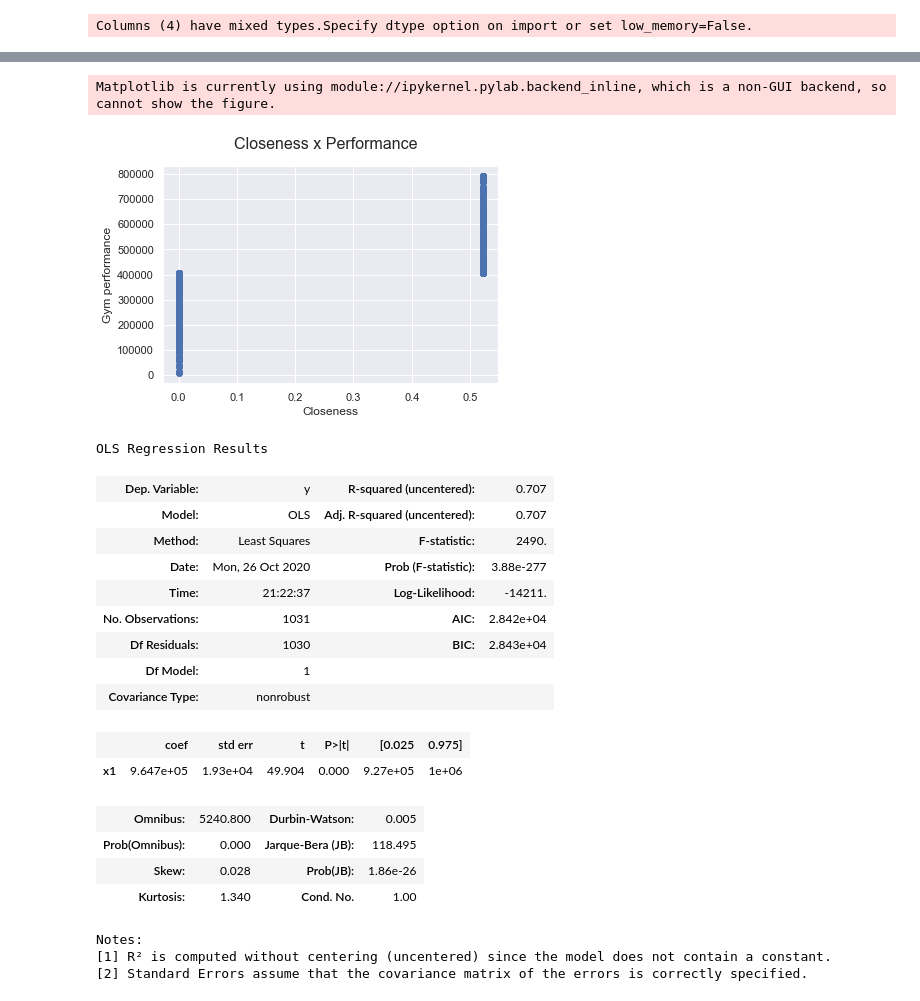
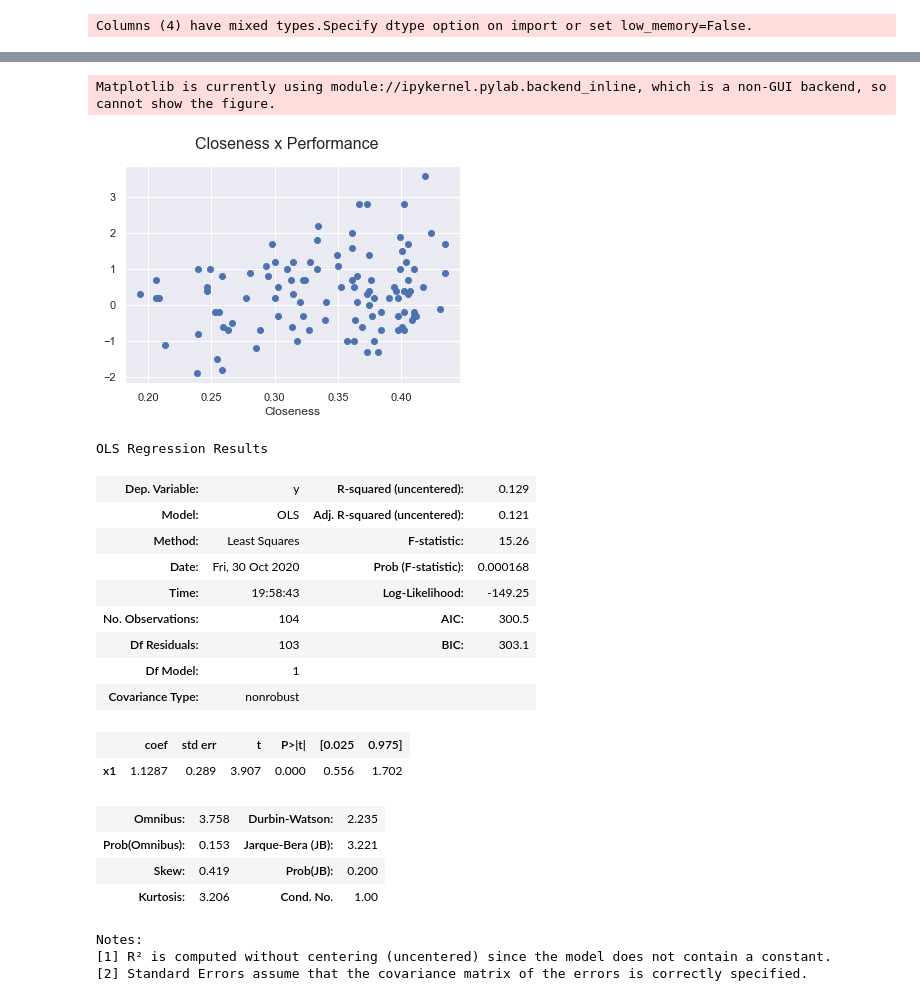
Before and after one commit to chends888/ProjRedes2020_2, a Jupyter notebook: Projeto_Redes.ipynb, the cells around one changed output, grey strips where cells are left out. Saved outputs shown, nothing was run; the diff lists cells and outputs as text; code cells hidden in the pictures.

```diff
--- a/Projeto_Redes.ipynb
+++ b/Projeto_Redes.ipynb
@@ -82,11 +191,11 @@ Done
 # %%
-g = fm.load('data/gyms.gml')
+g = fm.load('data/schools.gml')
 # %%
 g.set_all_nodes(size=10, labpos='hover')
 
 # Deixar as arestas semi-transparentes para
 # a visualização ficar um pouco mais leve.
-g.set_all_edges(color=(0, 0, 0, 0.25))
+# g.set_all_edges(color=(0, 0, 0, 0.25))
 
 # Usar um algoritmo especial para posicionar
 # os nós de acordo com grupos.
@@ -98,42 +207,41 @@ KeyboardInterrupt:
-# %%
-gym_scores = [x[1][1] for x in gyms_list]
-gyms_closeness = []
-for gym in gyms_list:
-    for n in g.nodes:
-        if n == gym[0]:
-            gyms_closeness.append(nx.closeness_centrality(g, n))
+# %%
+school_scores = []
+for i in range(len(es)):
+    school_scores.append(es.iloc[i]['ISAT Value Add Math'])
+school_closeness = []
+for n in g.nodes:
+    school_closeness.append(nx.closeness_centrality(g, n))
 # %%
-
 ax = pylab.subplot(111)
-ax.scatter(gyms_closeness, gym_scores)
+ax.scatter(school_closeness, school_scores)
 pylab.xlabel('Closeness')
-pylab.ylabel('Gym performance')
+pylab.ylabel('')
 pylab.suptitle('Closeness x Performance', fontsize=16)
 ax.figure.show()
 # %% [output]
 Matplotlib is currently using module://ipykernel.pylab.backend_inline, which is a non-GUI backend, so cannot show the figure.
-[figure, old version]
+[figure, new version]
 # %%
-model = sm.OLS(gym_scores, gyms_closeness)
+model = sm.OLS(school_scores, school_closeness)
 result = model.fit()
 result.summary()
 # %% [output]
 OLS Regression Results
-| Dep. Variable: | y | R-squared (uncentered): | 0.707 |
-| Model: | OLS | Adj. R-squared (uncentered): | 0.707 |
-| Method: | Least Squares | F-statistic: | 2490. |
-| Date: | Mon, 26 Oct 2020 | Prob (F-statistic): | 3.88e-277 |
-| Time: | 21:22:37 | Log-Likelihood: | -14211. |
-| No. Observations: | 1031 | AIC: | 2.842e+04 |
-| Df Residuals: | 1030 | BIC: | 2.843e+04 |
+| Dep. Variable: | y | R-squared (uncentered): | 0.129 |
+| Model: | OLS | Adj. R-squared (uncentered): | 0.121 |
+| Method: | Least Squares | F-statistic: | 15.26 |
+| Date: | Fri, 30 Oct 2020 | Prob (F-statistic): | 0.000168 |
+| Time: | 19:58:43 | Log-Likelihood: | -149.25 |
+| No. Observations: | 104 | AIC: | 300.5 |
+| Df Residuals: | 103 | BIC: | 303.1 |
 | Df Model: | 1 |  |  |
 | Covariance Type: | nonrobust |  |  |
 |  | coef | std err | t | P>|t| | [0.025 | 0.975] |
-| x1 | 9.647e+05 | 1.93e+04 | 49.904 | 0.000 | 9.27e+05 | 1e+06 |
+| x1 | 1.1287 | 0.289 | 3.907 | 0.000 | 0.556 | 1.702 |
-| Omnibus: | 5240.800 | Durbin-Watson: | 0.005 |
-| Prob(Omnibus): | 0.000 | Jarque-Bera (JB): | 118.495 |
-| Skew: | 0.028 | Prob(JB): | 1.86e-26 |
-| Kurtosis: | 1.340 | Cond. No. | 1.00 |
+| Omnibus: | 3.758 | Durbin-Watson: | 2.235 |
+| Prob(Omnibus): | 0.153 | Jarque-Bera (JB): | 3.221 |
+| Skew: | 0.419 | Prob(JB): | 0.200 |
+| Kurtosis: | 3.206 | Cond. No. | 1.00 |
 Notes:
 [1] R² is computed without centering (uncentered) since the model does not contain a constant.
 [2] Standard Errors assume that the covariance matrix of the errors is correctly specified.
```
Also changed, not shown: parts of 21 cells of this notebook, 5 other files.
